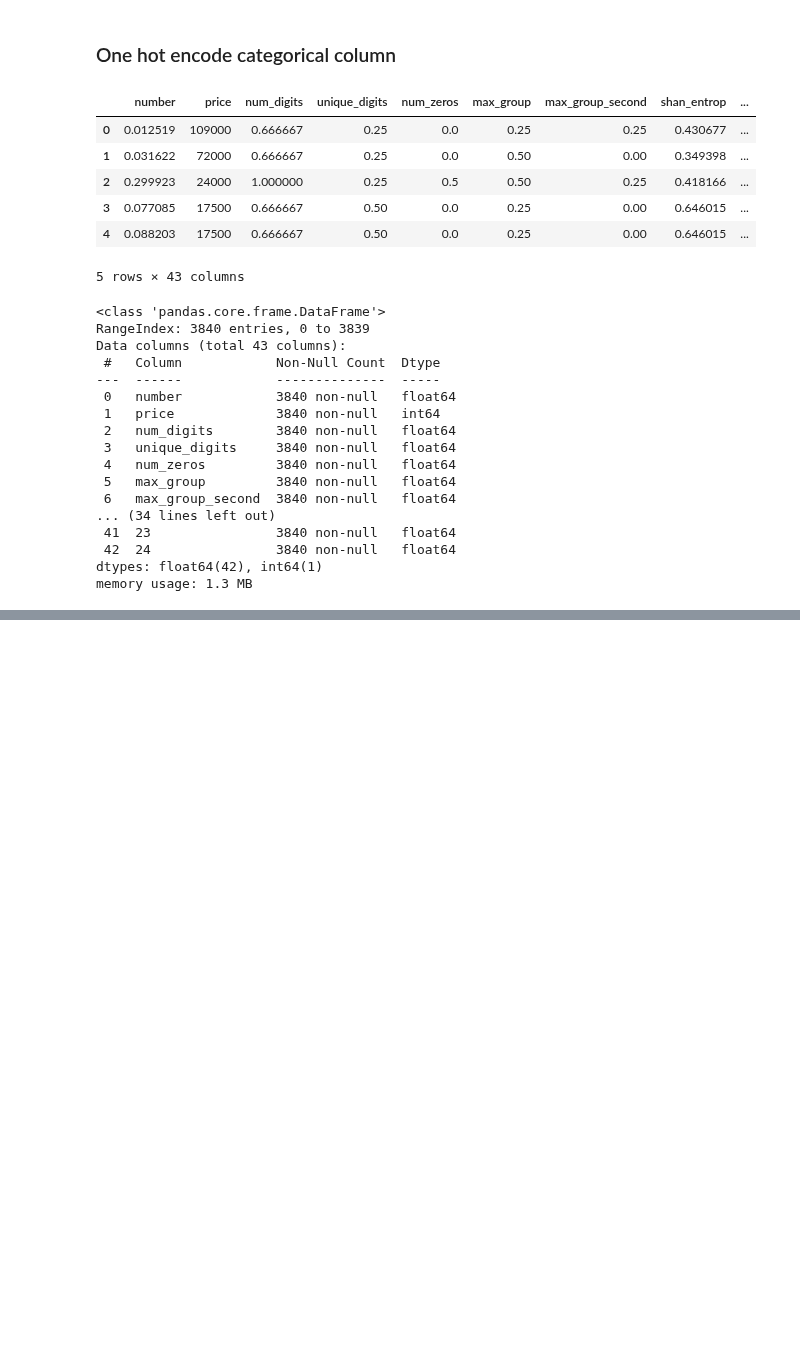
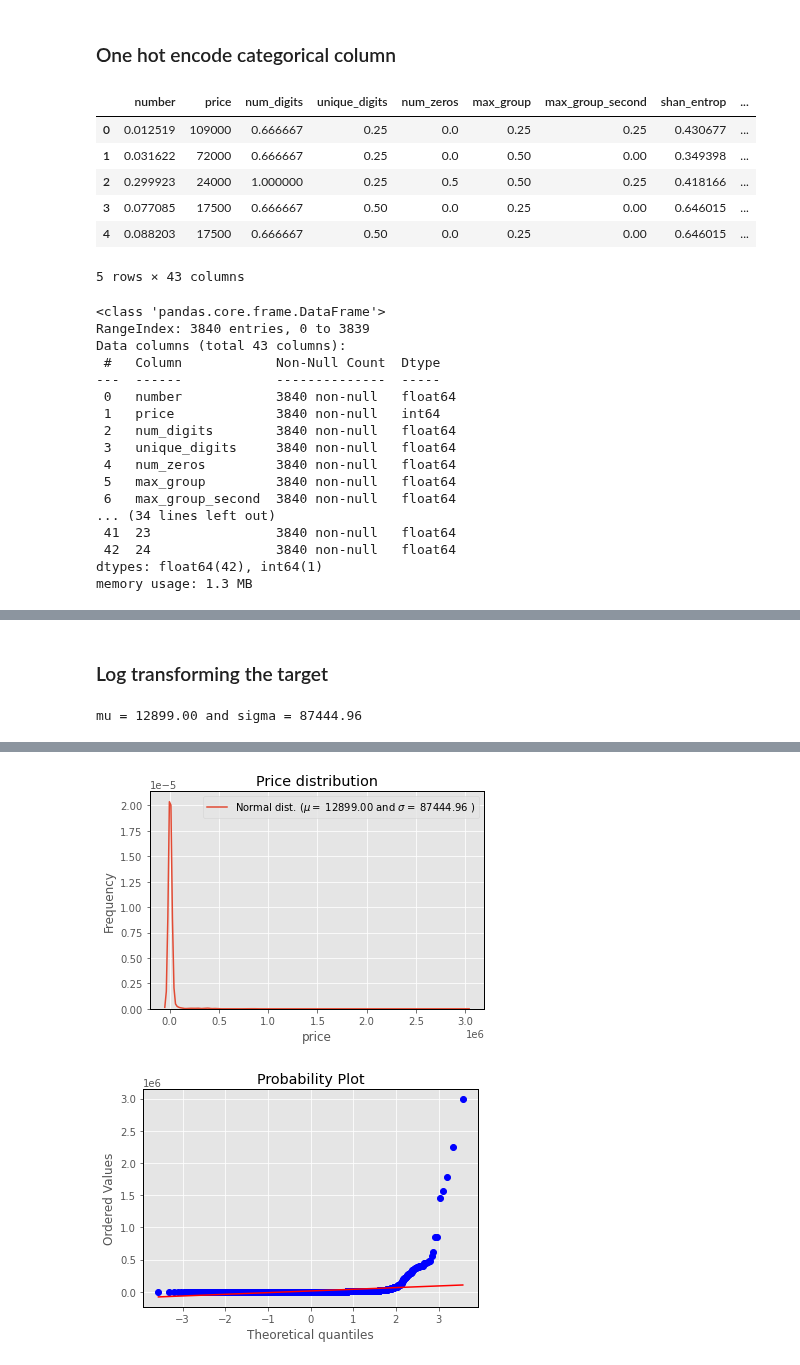
Before and after one commit to FardinAhsan146/DXB-Numberplate-Price-Predictor, a Jupyter notebook: feature_engineering_notebook.ipynb, the cells around one changed output, grey strips where cells are left out. Cells and saved outputs as stored; diff of their text form; code cells hidden in the pictures; blank space fills up the shorter version.

```diff
--- a/feature_engineering_notebook.ipynb
+++ b/feature_engineering_notebook.ipynb
@@ -334,0 +331,25 @@ df
+# %% [markdown]
+### Log transforming the target
+# %%
+# This is the normalized df with the log transform.
+df_norm_log = df.copy()
+# %%
+# check if it transformation
+
+# Target mean and stddev
+mu, sigma = norm.fit(df_norm_log['price'])
+print(f'mu = {mu:.2f} and sigma = {sigma:.2f}')
+
+#plot target distribution
+sns.kdeplot(df_norm_log['price']);
+plt.legend([f'Normal dist. ($\mu=$ {mu:.2f} and $\sigma=$ {sigma:.2f} )'],
+            loc='best')
+plt.ylabel('Frequency')
+plt.title('Price distribution')
+
+#QQ-plot
+fig = plt.figure()
+res = stats.probplot(df_norm_log['price'], plot=plt)
+plt.show()
+# %% [output]
+mu = 12899.00 and sigma = 87444.96
@@ -334,0 +357,2 @@ df
+[figure, added]
+[figure, added]
```
Also changed, not shown: parts of 23 cells of this notebook, 4 other files.
